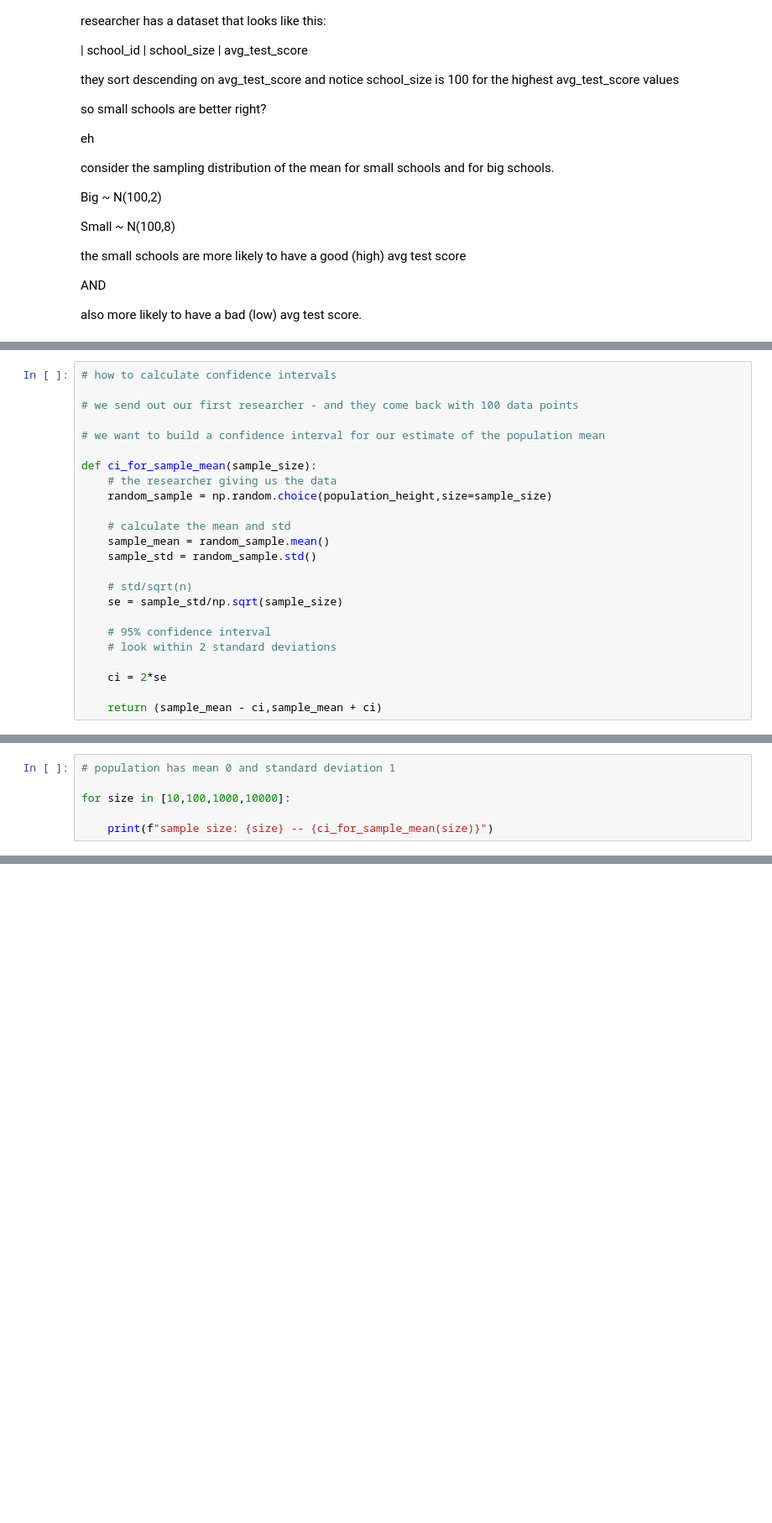
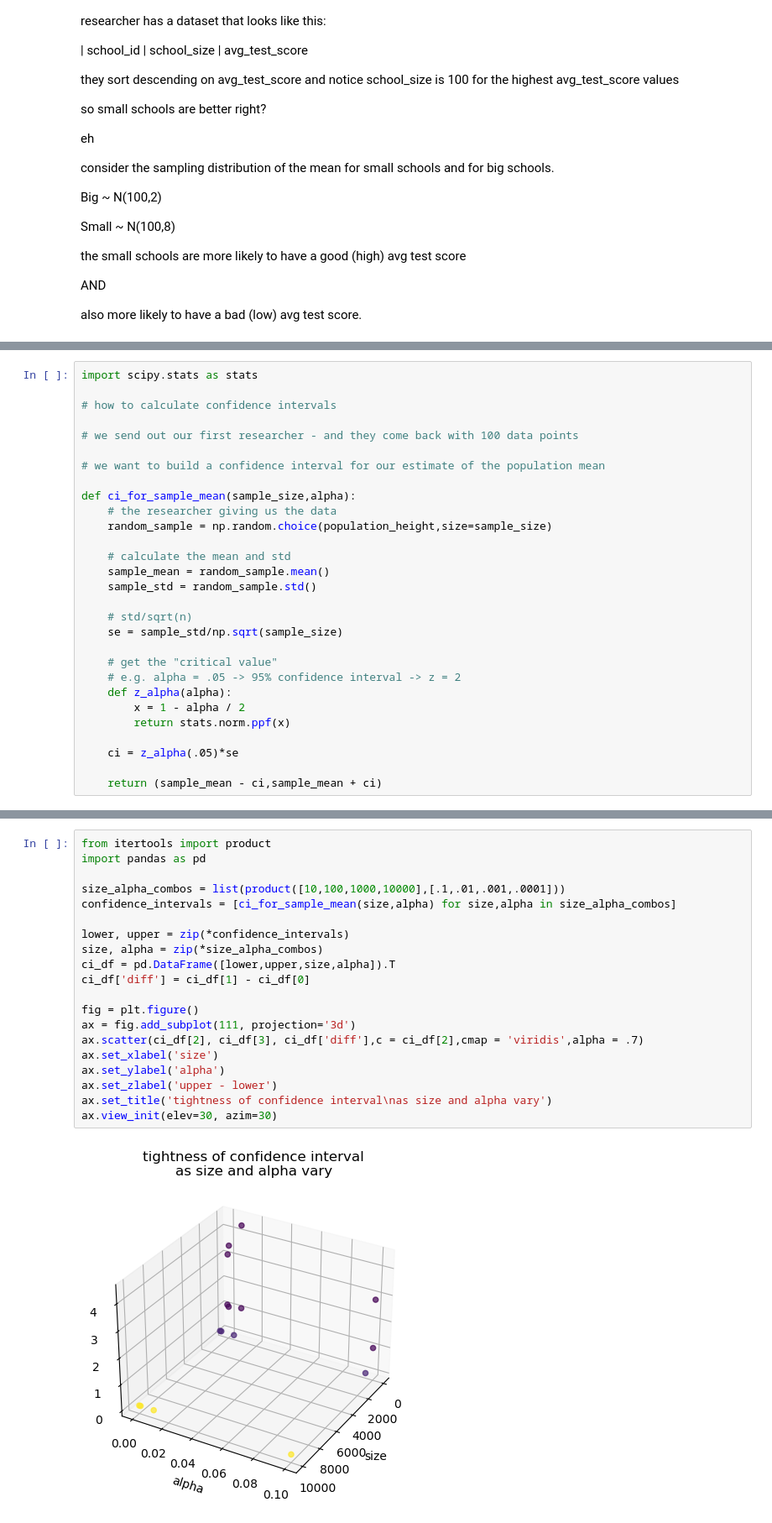
Before and after one commit to project-palooza/causal_inference, a Jupyter notebook: notebooks/variance.ipynb, the cells around one changed output, grey strips where cells are left out. Shown at 84% size. Cells and saved outputs as stored; diff of their text form; blank space fills up the shorter version.

Commit message:
added a silly plot

```diff
--- a/notebooks/variance.ipynb
+++ b/notebooks/variance.ipynb
@@ -199,11 +190,13 @@ sample_size
 # %%
+import scipy.stats as stats
+
 # how to calculate confidence intervals
 
 # we send out our first researcher - and they come back with 100 data points
 
 # we want to build a confidence interval for our estimate of the population mean
 
-def ci_for_sample_mean(sample_size):
+def ci_for_sample_mean(sample_size,alpha):
     # the researcher giving us the data
     random_sample = np.random.choice(population_height,size=sample_size)
 
@@ -214,9 +207,12 @@ def ci_for_sample_mean(sample_size):
     # std/sqrt(n)
     se = sample_std/np.sqrt(sample_size)
 
-    # 95% confidence interval
-    # look within 2 standard deviations
+    # get the "critical value"
+    # e.g. alpha = .05 -> 95% confidence interval -> z = 2
+    def z_alpha(alpha):
+        x = 1 - alpha / 2
+        return stats.norm.ppf(x)
 
-    ci = 2*se
+    ci = z_alpha(.05)*se
 
     return (sample_mean - ci,sample_mean + ci)
@@ -227,6 +218,0 @@ ci_for_sample_mean(100)
-# %%
-# population has mean 0 and standard deviation 1
-
-for size in [10,100,1000,10000]:
-
-    print(f"sample size: {size} -- {ci_for_sample_mean(size)}")
@@ -237,0 +219,22 @@ sample size: 10000 -- (69.94913498048174, 70.0699476394829)
+# %%
+from itertools import product
+import pandas as pd
+
+size_alpha_combos = list(product([10,100,1000,10000],[.1,.01,.001,.0001]))
+confidence_intervals = [ci_for_sample_mean(size,alpha) for size,alpha in size_alpha_combos]
+
+lower, upper = zip(*confidence_intervals)
+size, alpha = zip(*size_alpha_combos)
+ci_df = pd.DataFrame([lower,upper,size,alpha]).T
+ci_df['diff'] = ci_df[1] - ci_df[0]
+
+fig = plt.figure()
+ax = fig.add_subplot(111, projection='3d')
+ax.scatter(ci_df[2], ci_df[3], ci_df['diff'],c = ci_df[2],cmap = 'viridis',alpha = .7)
+ax.set_xlabel('size')
+ax.set_ylabel('alpha')
+ax.set_zlabel('upper - lower')
+ax.set_title('tightness of confidence interval\nas size and alpha vary')
+ax.view_init(elev=30, azim=30)
+# %% [output]
+[figure, added]
```
Also changed, not shown: parts of 8 cells of this notebook.
